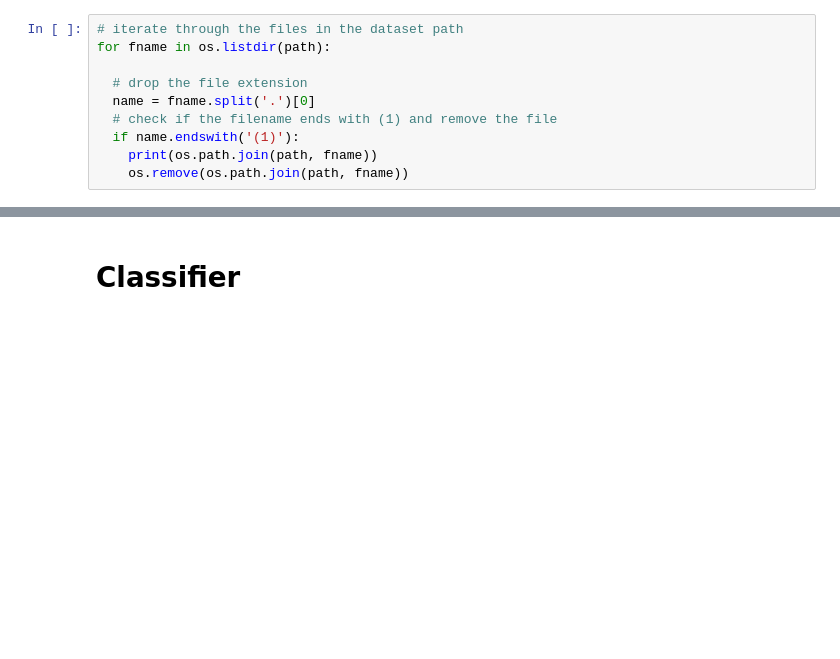
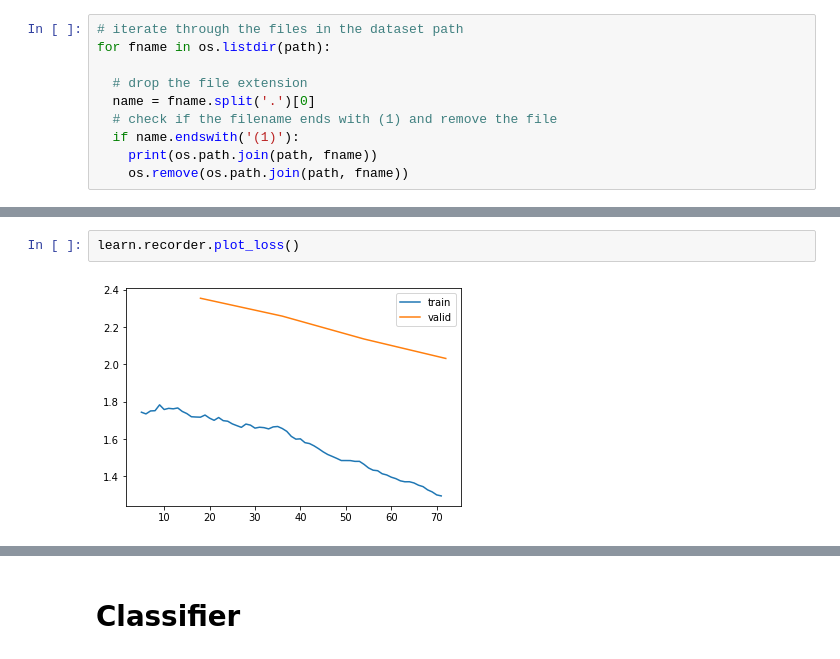
Before and after one commit to adamsiemaszkiewicz/sound_classifier, a Jupyter notebook: 02_Classifier.ipynb, the cells around one changed output, grey strips where cells are left out. Saved outputs shown, nothing was run; the diff lists cells and outputs as text; blank space fills up the shorter version.

```diff
--- a/02_Classifier.ipynb
+++ b/02_Classifier.ipynb
@@ -176,0 +354,4 @@ dls.show_batch()
+# %%
+learn.recorder.plot_loss()
+# %% [output]
+[figure, added]
```
Also changed, not shown: parts of 119 cells of this notebook, 1 other file.
